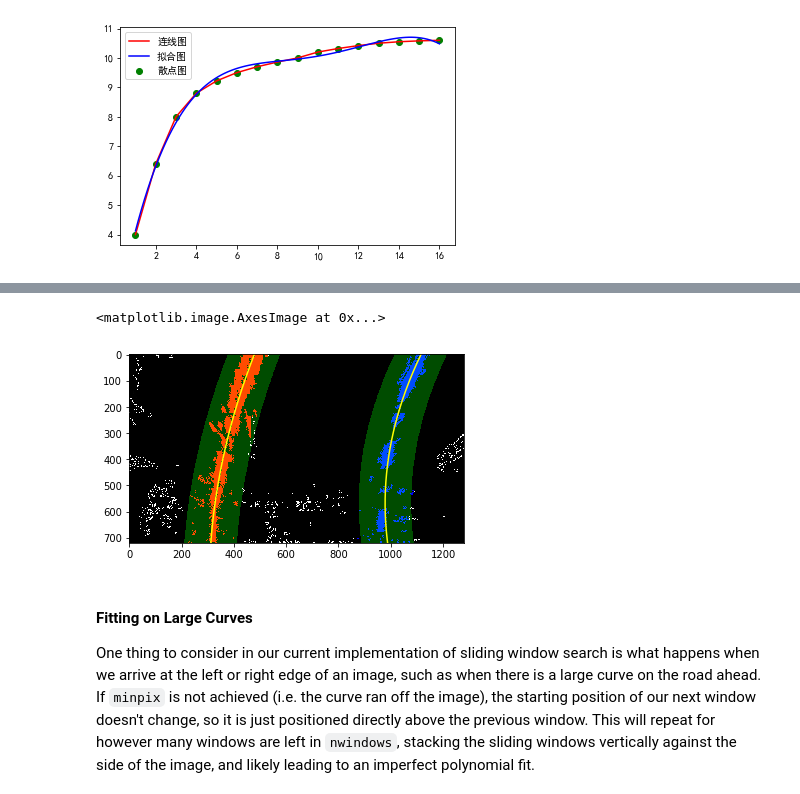
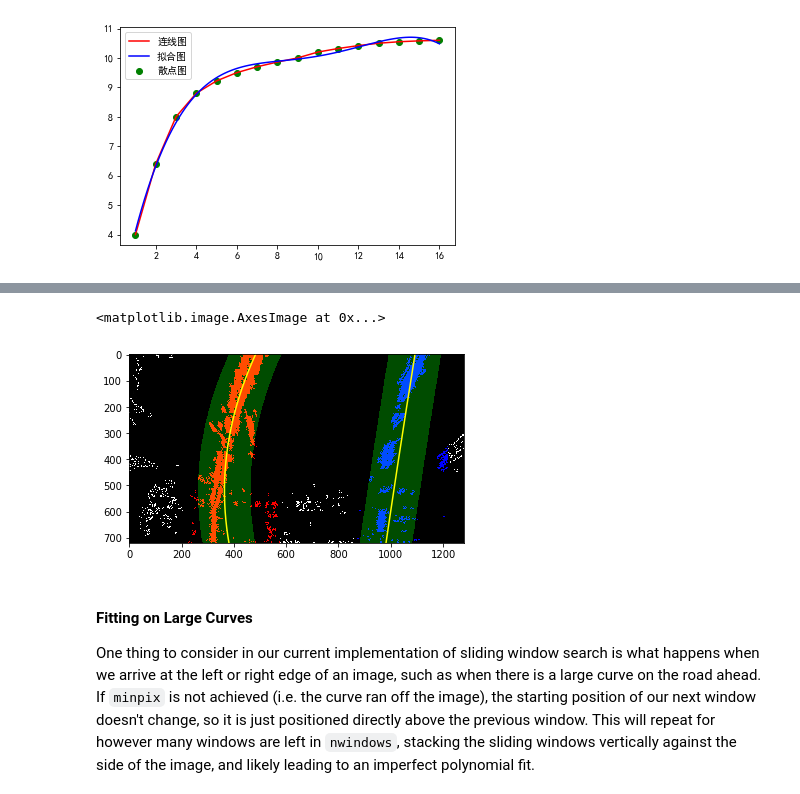
Before and after one commit to ChiangC/SDC_Python, a Jupyter notebook: ex04_advanced_computer_vision/Advanced_Computer_Vision.ipynb, the cells around one changed output, grey strips where cells are left out. Saved outputs shown, nothing was run; the diff lists cells and outputs as text; code cells hidden in the pictures.

```diff
--- a/ex04_advanced_computer_vision/Advanced_Computer_Vision.ipynb
+++ b/ex04_advanced_computer_vision/Advanced_Computer_Vision.ipynb
@@ -611,8 +611,19 @@ def search_around_poly(binary_warped):
     ### within the +/- margin of our polynomial function ###
     ### Hint: consider the window areas for the similarly named variables ###
     ### in the previous quiz, but change the windows to our new search area ###
-    left_lane_inds = left_lane_inds_global
-    right_lane_inds = right_lane_inds_global
+    ploty = np.linspace(0, binary_warped.shape[0]-1, binary_warped.shape[0])
+    left_fitx = left_fit[0]*ploty**2 + left_fit[1]*ploty + left_fit[2]
+    right_fitx = right_fit[0]*ploty**2 + right_fit[1]*ploty + right_fit[2]
+    left_fitx_max = np.max(left_fitx)
+    left_fitx_min = np.min(left_fitx)
+    right_fitx_max = np.max(right_fitx)
+    right_fitx_min = np.min(right_fitx)
+
+    left_lane_inds = (np.where((nonzeroy >= np.min(ploty)) & (nonzeroy <= np.max(ploty))\
+                          &(nonzerox >= left_fitx_min - margin)&(nonzerox <= left_fitx_max + margin)))[0]
+
+    right_lane_inds = (np.where((nonzeroy >= np.min(ploty)) & (nonzeroy <= np.max(ploty))\
+                          &(nonzerox >= right_fitx_min - margin)&(nonzerox <= right_fitx_max + margin)))[0]
 
 #     print("=======left_lane_inds:")
 #     print(left_lane_inds)
@@ -637,34 +648,34 @@ def search_around_poly(binary_warped):
     # And recast the x and y points into usable format for cv2.fillPoly()
     left_line_window1 = np.array([np.transpose(np.vstack([left_fitx-margin, ploty]))])
     left_line_window2 = np.array([np.flipud(np.transpose(np.vstack([left_fitx+margin,
                               ploty])))])
     left_line_pts = np.hstack((left_line_window1, left_line_window2))
     right_line_window1 = np.array([np.transpose(np.vstack([right_fitx-margin, ploty]))])
     right_line_window2 = np.array([np.flipud(np.transpose(np.vstack([right_fitx+margin,
                               ploty])))])
     right_line_pts = np.hstack((right_line_window1, right_line_window2))
 
     # Draw the lane onto the warped blank image
     cv2.fillPoly(window_img, np.int_([left_line_pts]), (0,255, 0))
     cv2.fillPoly(window_img, np.int_([right_line_pts]), (0,255, 0))
     result = cv2.addWeighted(out_img, 1, window_img, 0.3, 0)
 
     # Plot the polynomial lines onto the image
     plt.plot(left_fitx, ploty, color='yellow')
     plt.plot(right_fitx, ploty, color='yellow')
     ## End visualization steps ##
 
     return result
 
 # Run image through the pipeline
 # Note that in your project, you'll also want to feed in the previous fits
 result = search_around_poly(binary_warped)
 
 # View your output
 plt.imshow(result)
 # %% [output]
 <matplotlib.image.AxesImage at 0x...>
-[figure, old version]
+[figure, new version]
 # %% [markdown]
 #### Fitting on Large Curves
 One thing to consider in our current implementation of sliding window search is what happens when we arrive at the left or right edge of an image, such as when there is a large curve on the road ahead. If `minpix` is not achieved (i.e. the curve ran off the image), the starting position of our next window doesn't change, so it is just positioned directly above the previous window. This will repeat for however many windows are left in `nwindows`, stacking the sliding windows vertically against the side of the image, and likely leading to an imperfect polynomial fit.
```
